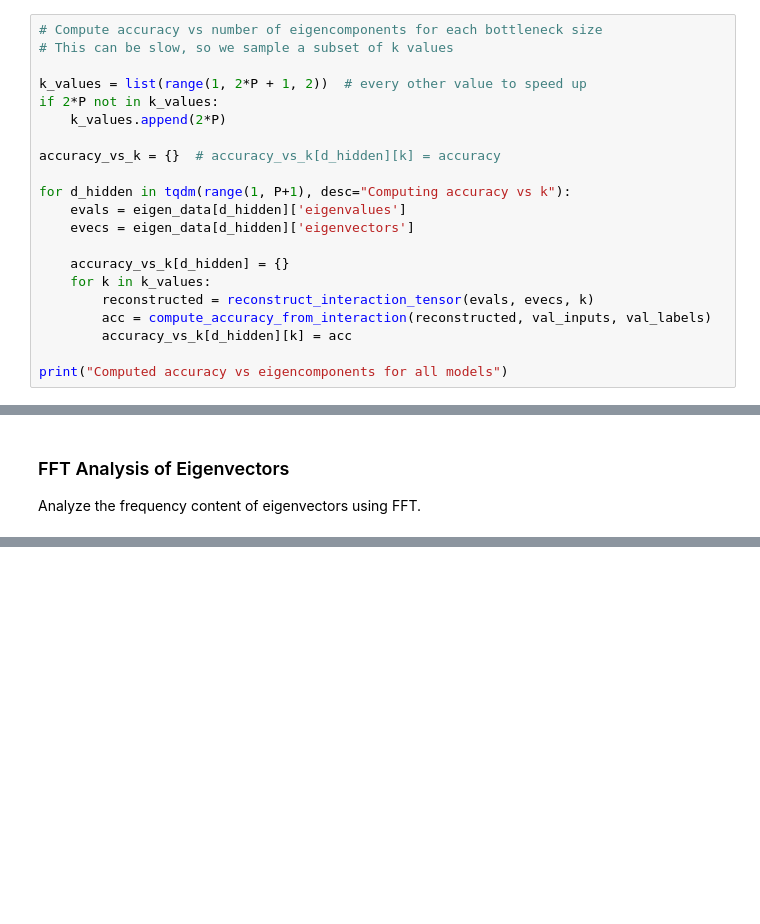
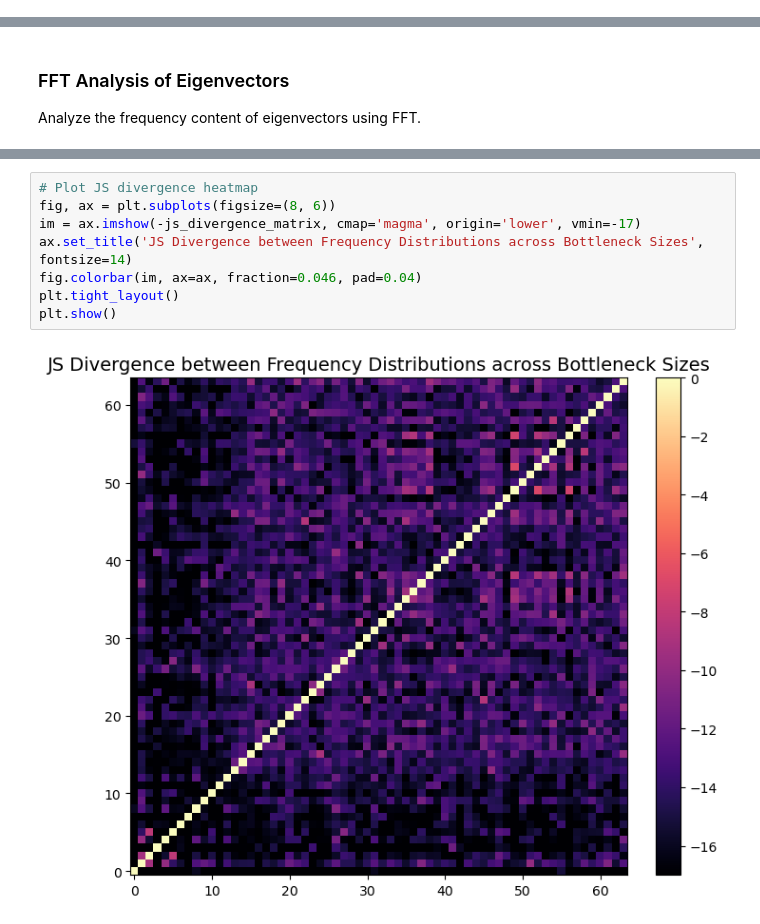
Before and after one commit to loganriggs/tn_4_interp, a Jupyter notebook: modular_addition/compression/analysis.ipynb, the cells around one changed output, grey strips where cells are left out. Cells and saved outputs as stored; diff of their text form; blank space fills up the shorter version.

```diff
--- a/modular_addition/compression/analysis.ipynb
+++ b/modular_addition/compression/analysis.ipynb
@@ -578,21 +534,0 @@ print(f"Generated {len(val_labels)} validation pairs")
-# %%
-# Compute accuracy vs number of eigencomponents for each bottleneck size
-# This can be slow, so we sample a subset of k values
-
-k_values = list(range(1, 2*P + 1, 2))  # every other value to speed up
-if 2*P not in k_values:
-    k_values.append(2*P)
-
-accuracy_vs_k = {}  # accuracy_vs_k[d_hidden][k] = accuracy
-
-for d_hidden in tqdm(range(1, P+1), desc="Computing accuracy vs k"):
-    evals = eigen_data[d_hidden]['eigenvalues']
-    evecs = eigen_data[d_hidden]['eigenvectors']
-
-    accuracy_vs_k[d_hidden] = {}
-    for k in k_values:
-        reconstructed = reconstruct_interaction_tensor(evals, evecs, k)
-        acc = compute_accuracy_from_interaction(reconstructed, val_inputs, val_labels)
-        accuracy_vs_k[d_hidden][k] = acc
-
-print("Computed accuracy vs eigencomponents for all models")
@@ -838,3 +783,13 @@ display(widgets.HBox([d_slider, n_slider]), out)
+# %%
+# Plot JS divergence heatmap
+fig, ax = plt.subplots(figsize=(8, 6))
+im = ax.imshow(-js_divergence_matrix, cmap='magma', origin='lower', vmin=-17)
+ax.set_title('JS Divergence between Frequency Distributions across Bottleneck Sizes', fontsize=14)
+fig.colorbar(im, ax=ax, fraction=0.046, pad=0.04)
+plt.tight_layout()
+plt.show()
+# %% [output]
+[figure, added]
 # %%
 # Analyze number of dominant frequencies needed for reconstruction
 # For each eigenvector, count frequencies needed to capture X% of FFT energy
```
Also changed, not shown: parts of 19 cells of this notebook, 1 other file.
